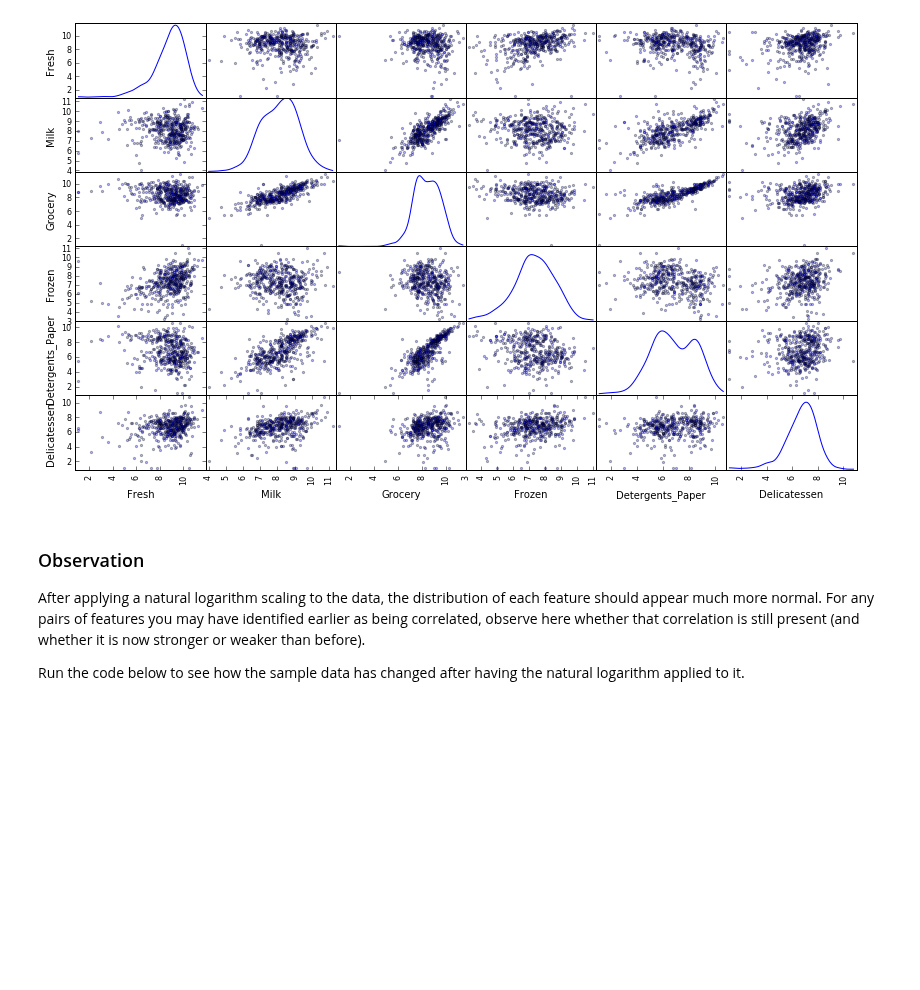
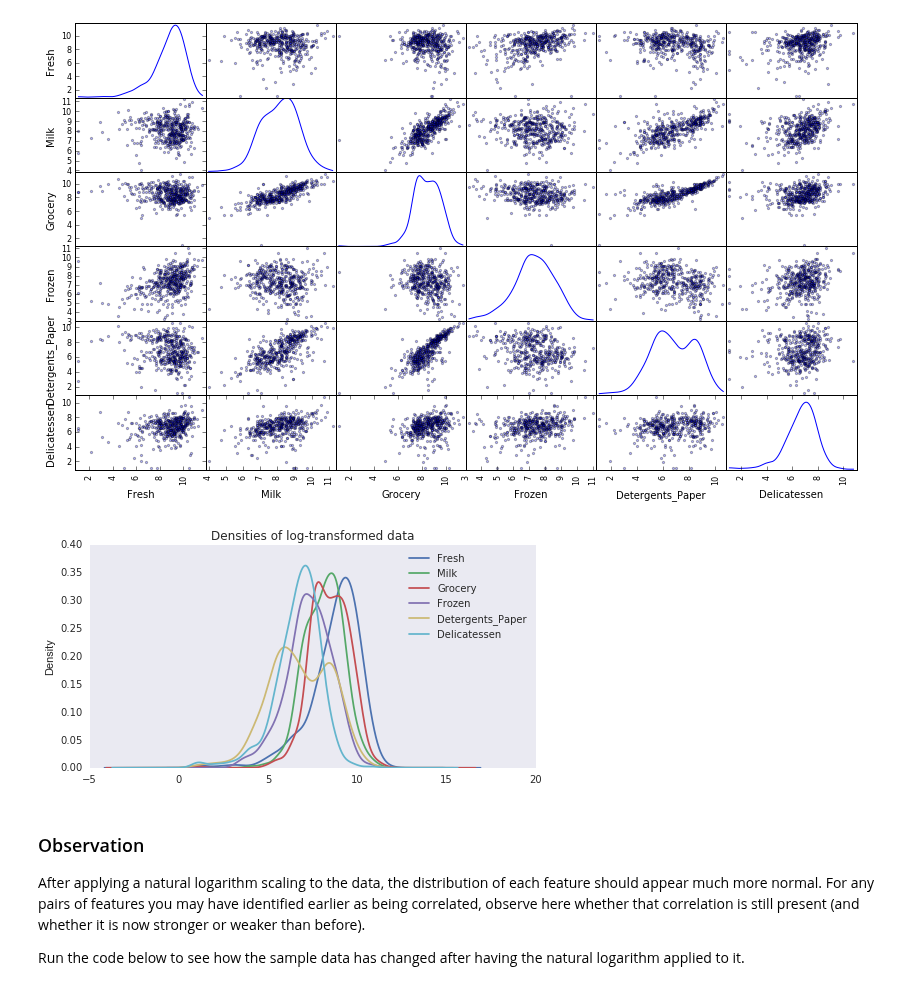
Before and after one commit to omoju/creatingCustomerSegments, a Jupyter notebook: customerSegments.ipynb, the cells around one changed output. Drawn from its saved outputs; the diff is of its cells as text; code cells hidden in the pictures; blank space fills up the shorter version.

```diff
--- a/customerSegments.ipynb
+++ b/customerSegments.ipynb
@@ -246,6 +256,16 @@ log_samples = np.log(samples, dtype='float64')
 pd.scatter_matrix(log_data, alpha = 0.3, figsize = (14,8), diagonal = 'kde');
 # %% [output]
 [figure]
+# %%
+# plot densities of log-transformed data
+plt.figure(figsize=(8,4))
+for col in data.columns:
+    log_data[col].plot.kde()
+plt.legend();
+plt.grid(False);
+plt.title('Densities of log-transformed data');
+# %% [output]
+[figure, added]
 # %% [markdown]
 ### Observation
 After applying a natural logarithm scaling to the data, the distribution of each feature should appear much more normal. For any pairs of features you may have identified earlier as being correlated, observe here whether that correlation is still present (and whether it is now stronger or weaker than before).
```
Also changed, not shown: parts of 1 cell of this notebook.
